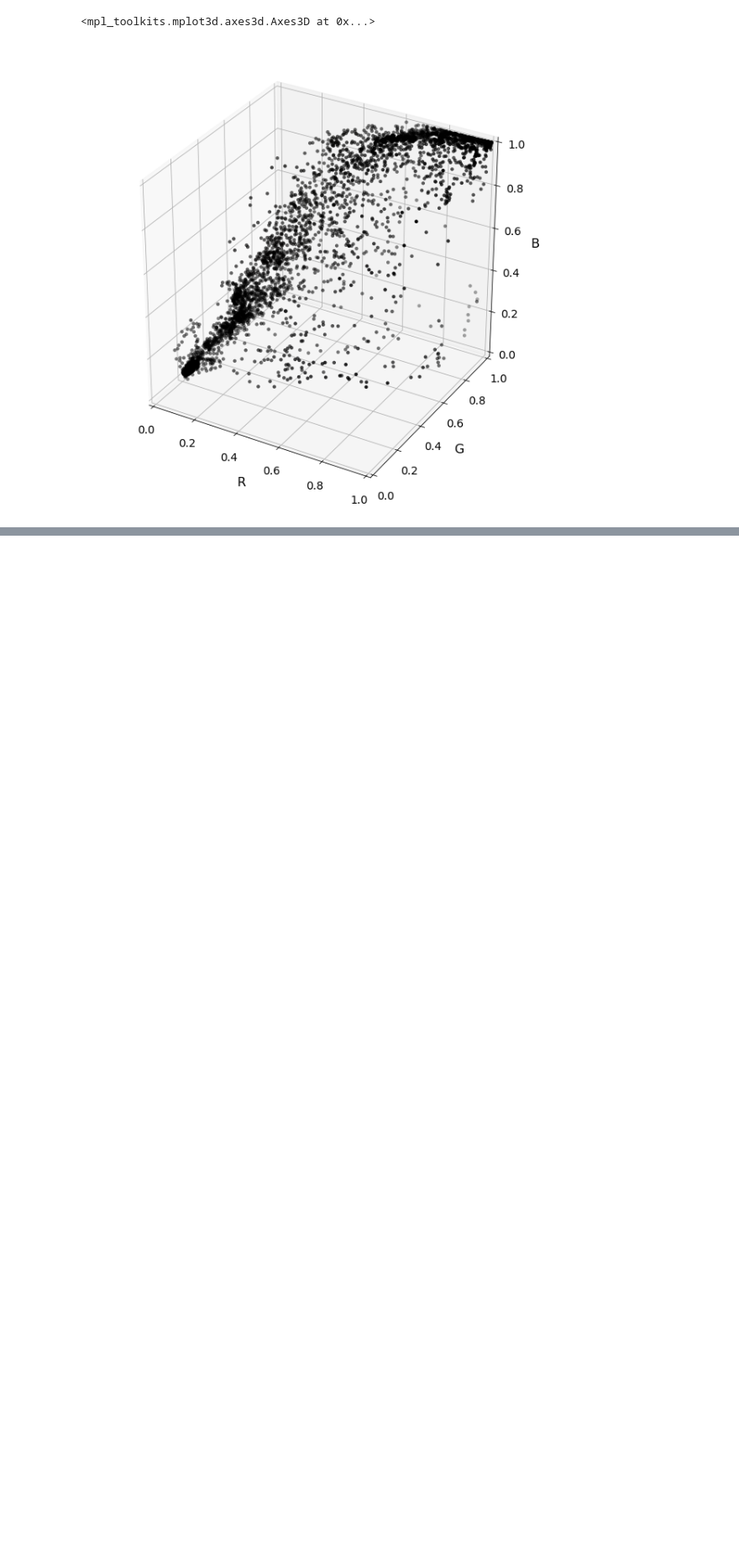
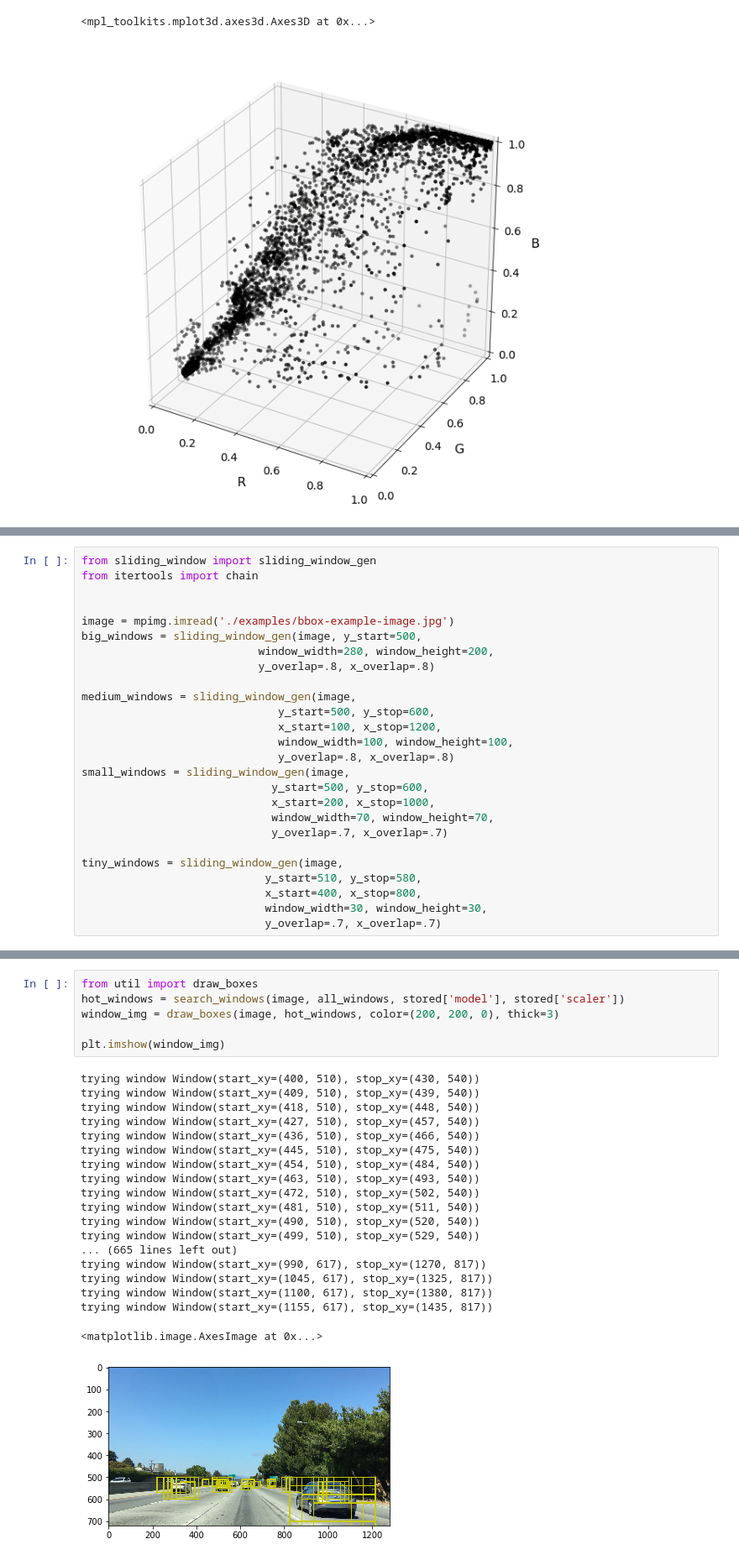
Before and after one commit to chaoweiwu/CarND-Vehicle-Detection, a Jupyter notebook: VehicleDetection.ipynb, the cells around one changed output, grey strips where cells are left out. Shown at 84% size. Drawn from its saved outputs; the diff is of its cells as text; blank space fills up the shorter version.

```diff
--- a/VehicleDetection.ipynb
+++ b/VehicleDetection.ipynb
@@ -105,0 +177,26 @@ plot3d(img, colors_rgb, axis_limits=[(0, 1), (0, 1), (0, 1)])
+# %%
+from sliding_window import sliding_window_gen
+from itertools import chain
+
+
+image = mpimg.imread('./examples/bbox-example-image.jpg')
+big_windows = sliding_window_gen(image, y_start=500,
+                           window_width=280, window_height=200,
+                           y_overlap=.8, x_overlap=.8)
+
+medium_windows = sliding_window_gen(image,
+                              y_start=500, y_stop=600,
+                              x_start=100, x_stop=1200,
+                              window_width=100, window_height=100,
+                              y_overlap=.8, x_overlap=.8)
+small_windows = sliding_window_gen(image,
+                             y_start=500, y_stop=600,
+                             x_start=200, x_stop=1000,
+                             window_width=70, window_height=70,
+                             y_overlap=.7, x_overlap=.7)
+
+tiny_windows = sliding_window_gen(image,
+                            y_start=510, y_stop=580,
+                            x_start=400, x_stop=800,
+                            window_width=30, window_height=30,
+                            y_overlap=.7, x_overlap=.7)
@@ -105,0 +205,26 @@ plot3d(img, colors_rgb, axis_limits=[(0, 1), (0, 1), (0, 1)])
+# %%
+from util import draw_boxes
+hot_windows = search_windows(image, all_windows, stored['model'], stored['scaler'])
+window_img = draw_boxes(image, hot_windows, color=(200, 200, 0), thick=3)
+
+plt.imshow(window_img)
+# %% [output]
+trying window Window(start_xy=(400, 510), stop_xy=(430, 540))
+trying window Window(start_xy=(409, 510), stop_xy=(439, 540))
+trying window Window(start_xy=(418, 510), stop_xy=(448, 540))
+trying window Window(start_xy=(427, 510), stop_xy=(457, 540))
+trying window Window(start_xy=(436, 510), stop_xy=(466, 540))
+trying window Window(start_xy=(445, 510), stop_xy=(475, 540))
+trying window Window(start_xy=(454, 510), stop_xy=(484, 540))
+trying window Window(start_xy=(463, 510), stop_xy=(493, 540))
+trying window Window(start_xy=(472, 510), stop_xy=(502, 540))
+trying window Window(start_xy=(481, 510), stop_xy=(511, 540))
+trying window Window(start_xy=(490, 510), stop_xy=(520, 540))
+trying window Window(start_xy=(499, 510), stop_xy=(529, 540))
+... (665 lines left out)
+trying window Window(start_xy=(990, 617), stop_xy=(1270, 817))
+trying window Window(start_xy=(1045, 617), stop_xy=(1325, 817))
+trying window Window(start_xy=(1100, 617), stop_xy=(1380, 817))
+trying window Window(start_xy=(1155, 617), stop_xy=(1435, 817))
+<matplotlib.image.AxesImage at 0x...>
+[figure, added]
```
Also changed, not shown: parts of 7 cells of this notebook, 13 other files.
